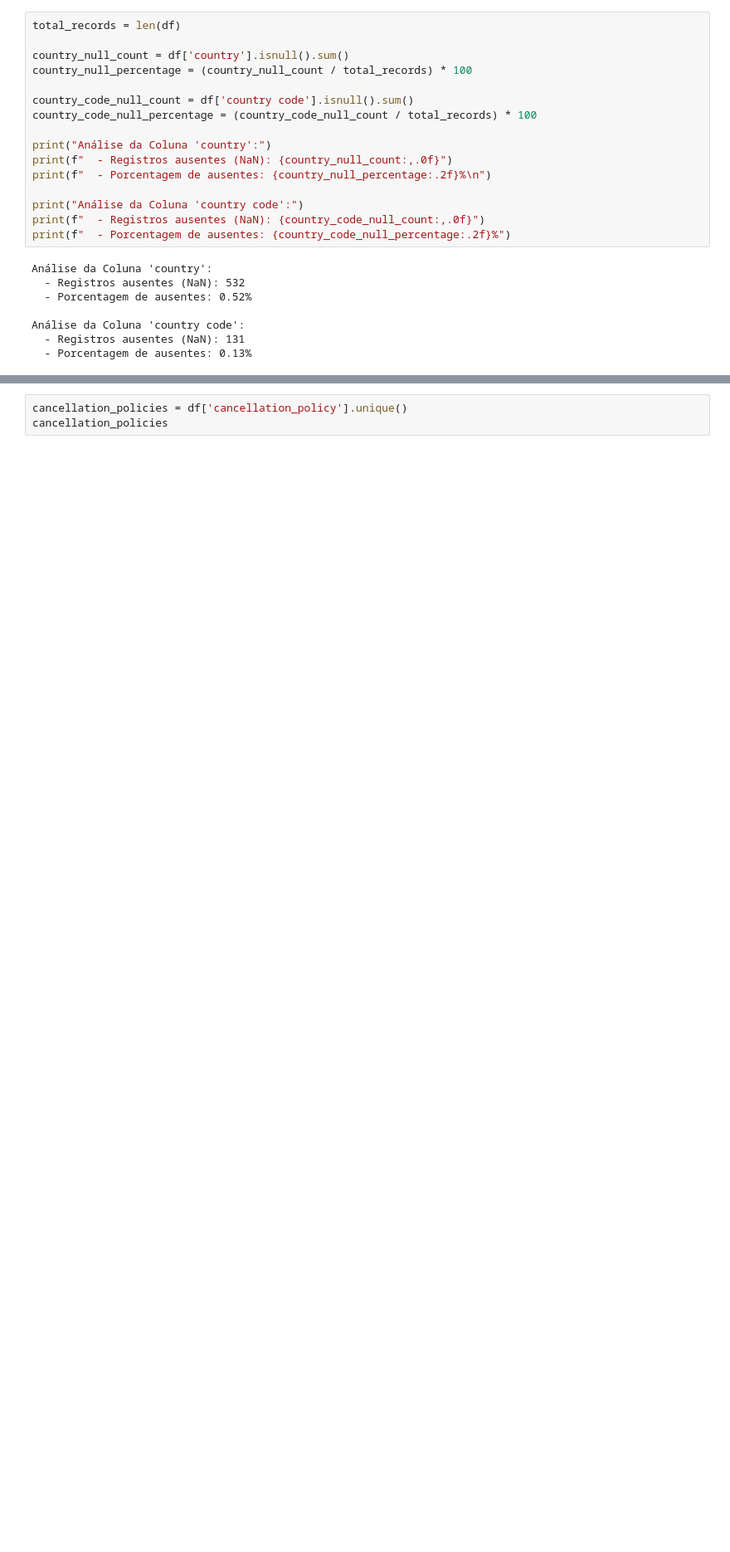
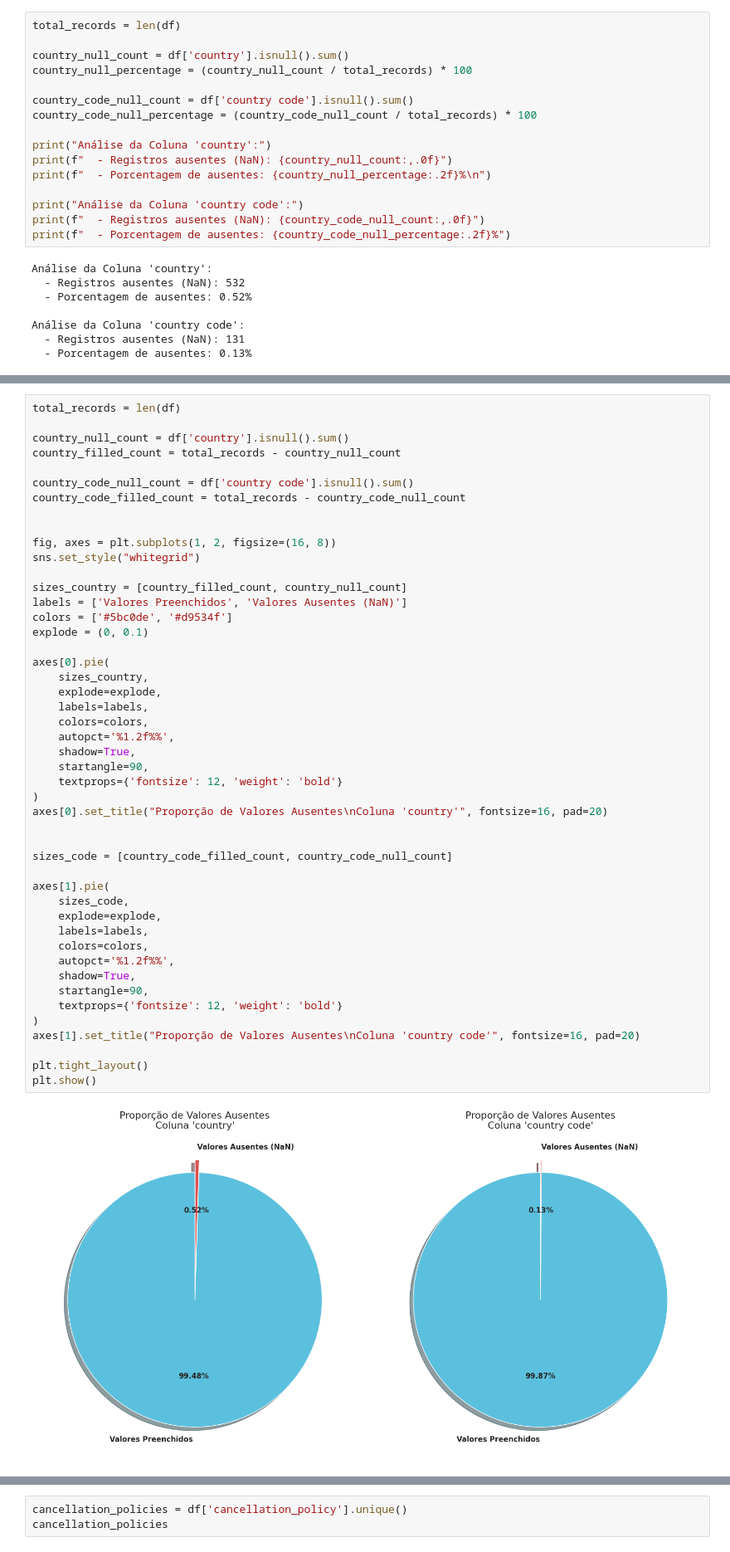
Before and after one commit to lucasqueiroz23/airbnb-data-analysis, a Jupyter notebook: raw/analytics.ipynb, the cells around one changed output, grey strips where cells are left out. Shown: that part at 83% size. Saved outputs shown, nothing was run; the diff lists cells and outputs as text; blank space fills up the shorter version.

```diff
--- a/raw/analytics.ipynb
+++ b/raw/analytics.ipynb
@@ -325,0 +334,49 @@ Análise da Coluna 'country code':
+# %%
+total_records = len(df)
+
+country_null_count = df['country'].isnull().sum()
+country_filled_count = total_records - country_null_count
+
+country_code_null_count = df['country code'].isnull().sum()
+country_code_filled_count = total_records - country_code_null_count
+
+
+fig, axes = plt.subplots(1, 2, figsize=(16, 8))
+sns.set_style("whitegrid")
+
+sizes_country = [country_filled_count, country_null_count]
+labels = ['Valores Preenchidos', 'Valores Ausentes (NaN)']
+colors = ['#5bc0de', '#d9534f']
+explode = (0, 0.1)
+
+axes[0].pie(
+    sizes_country,
+    explode=explode,
+    labels=labels,
+    colors=colors,
+    autopct='%1.2f%%',
+    shadow=True,
+    startangle=90,
+    textprops={'fontsize': 12, 'weight': 'bold'}
+)
+axes[0].set_title("Proporção de Valores Ausentes\nColuna 'country'", fontsize=16, pad=20)
+
+
+sizes_code = [country_code_filled_count, country_code_null_count]
+
+axes[1].pie(
+    sizes_code,
+    explode=explode,
+    labels=labels,
+    colors=colors,
+    autopct='%1.2f%%',
+    shadow=True,
+    startangle=90,
+    textprops={'fontsize': 12, 'weight': 'bold'}
+)
+axes[1].set_title("Proporção de Valores Ausentes\nColuna 'country code'", fontsize=16, pad=20)
+
+plt.tight_layout()
+plt.show()
+# %% [output]
+[figure, added]
```
Also changed, not shown: parts of 8 cells of this notebook.
